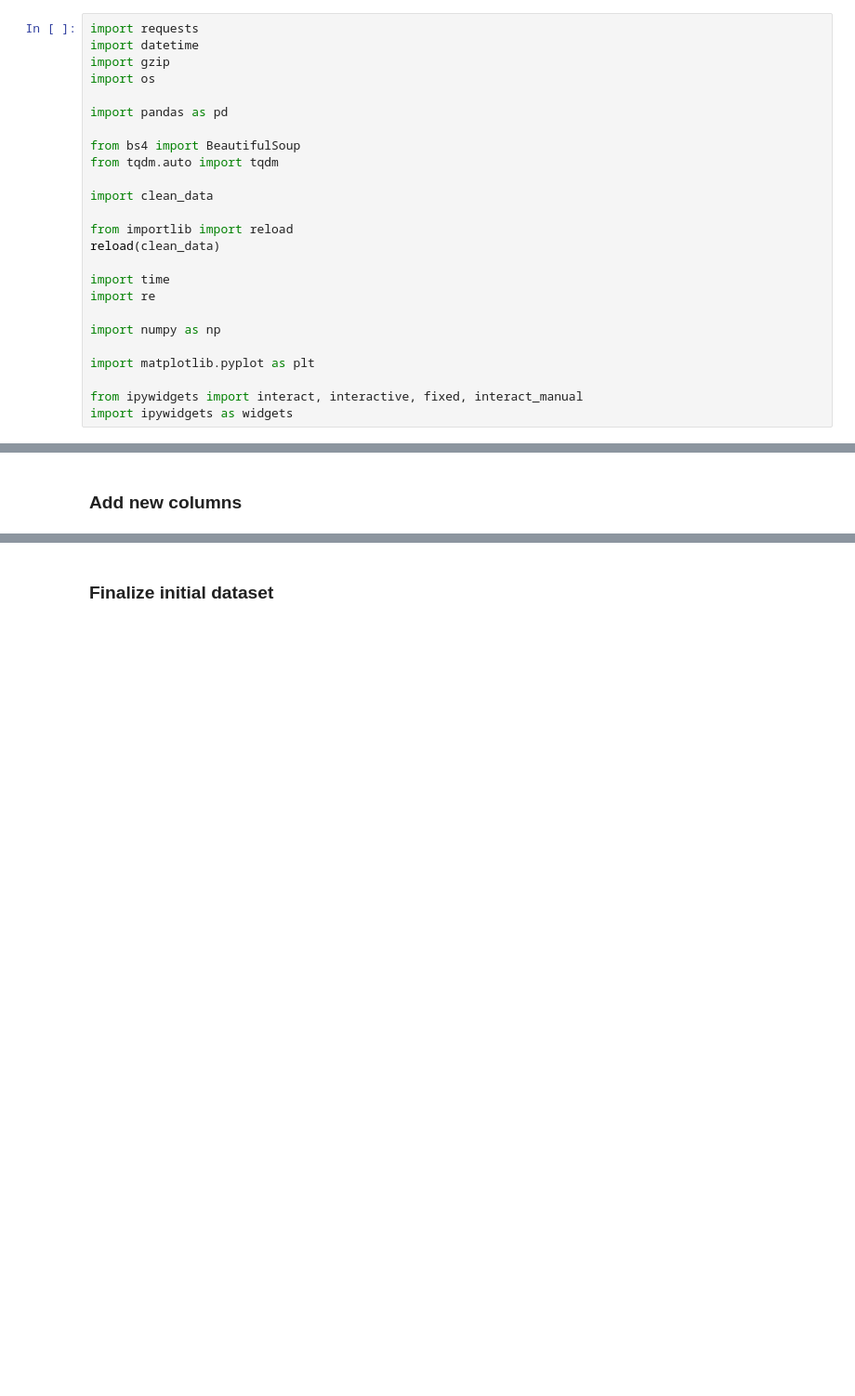
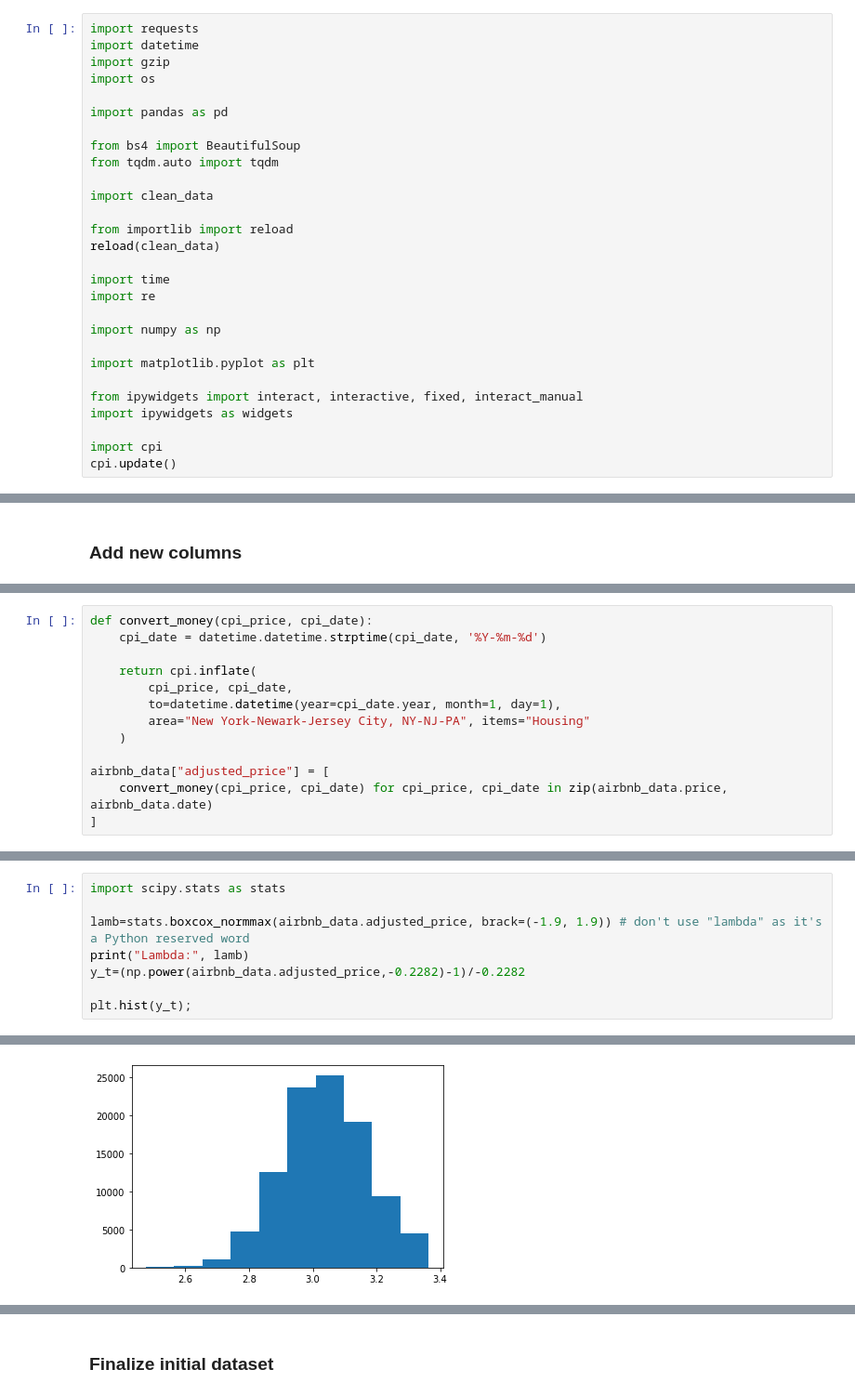
Before and after one commit to djsegal/metis, a Jupyter notebook: 1_airbnb_pricing/scrape_airbnb.ipynb, the cells around one changed output, grey strips where cells are left out. Shown at 93% size. Cells and saved outputs as stored; diff of their text form; blank space fills up the shorter version.

Commit message:
Update airbnb scraper notebook

```diff
--- a/1_airbnb_pricing/scrape_airbnb.ipynb
+++ b/1_airbnb_pricing/scrape_airbnb.ipynb
@@ -28,6 +28,9 @@ import matplotlib.pyplot as plt
 
 from ipywidgets import interact, interactive, fixed, interact_manual
 import ipywidgets as widgets
+
+import cpi
+cpi.update()
 # %% [markdown]
 #### Download zipped folders
 # %%
@@ -214,0 +267,13 @@ airbnb_data
+# %%
+def convert_money(cpi_price, cpi_date):
+    cpi_date = datetime.datetime.strptime(cpi_date, '%Y-%m-%d')
+
+    return cpi.inflate(
+        cpi_price, cpi_date,
+        to=datetime.datetime(year=cpi_date.year, month=1, day=1),
+        area="New York-Newark-Jersey City, NY-NJ-PA", items="Housing"
+    )
+
+airbnb_data["adjusted_price"] = [
+    convert_money(cpi_price, cpi_date) for cpi_price, cpi_date in zip(airbnb_data.price, airbnb_data.date)
+]
@@ -214,0 +300,9 @@ airbnb_data
+# %%
+import scipy.stats as stats
+
+lamb=stats.boxcox_normmax(airbnb_data.adjusted_price, brack=(-1.9, 1.9)) # don't use "lambda" as it's a Python reserved word
+print("Lambda:", lamb)
+y_t=(np.power(airbnb_data.adjusted_price,-0.2282)-1)/-0.2282
+
+plt.hist(y_t);
+# %% [output]
@@ -215,2 +310,3 @@ airbnb_data
+[figure, added]
 # %%
 airbnb_data["log_reviews"] = np.log10(airbnb_data.number_of_reviews)
```
Also changed, not shown: parts of 29 cells of this notebook.
